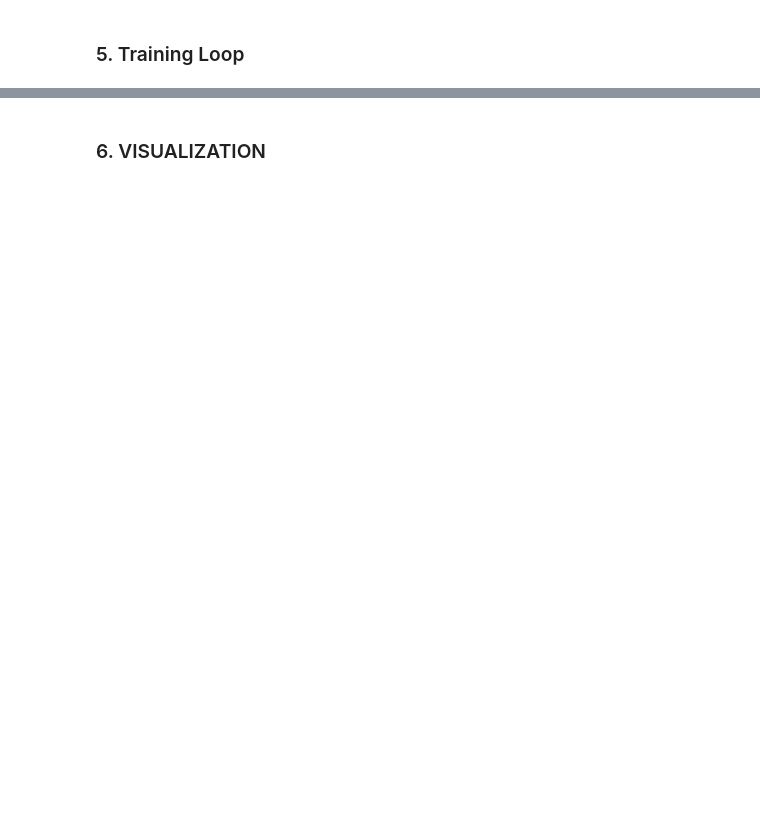
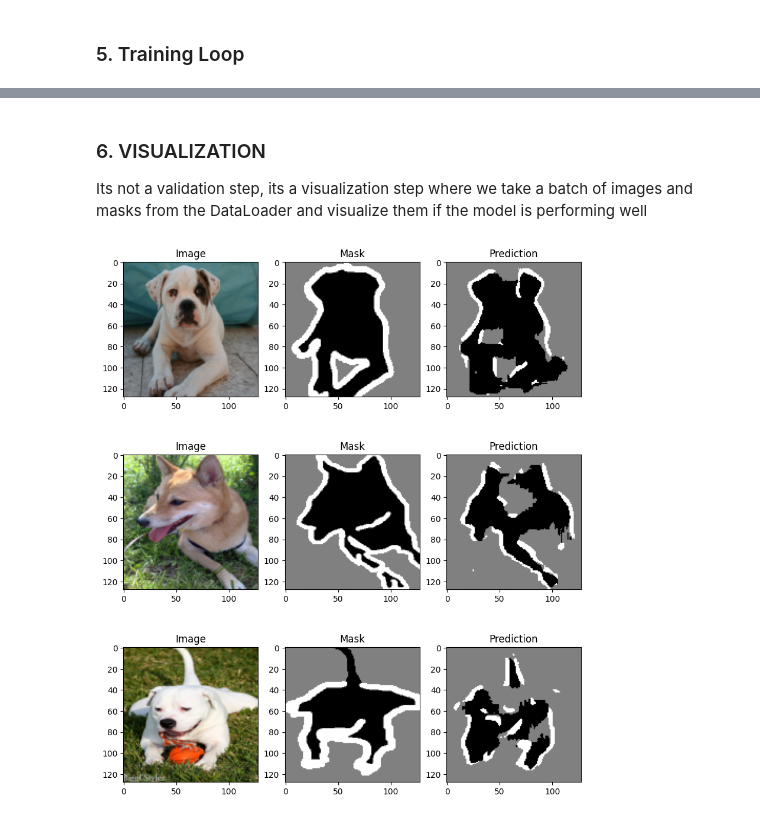
Before and after one commit to SzOlive/Ai-Research, a Jupyter notebook: Segmentation/day13_unet_full.ipynb, the cells around one changed output, grey strips where cells are left out. Drawn from its saved outputs; the diff is of its cells as text; code cells hidden in the pictures; blank space fills up the shorter version.

```diff
--- a/Segmentation/day13_unet_full.ipynb
+++ b/Segmentation/day13_unet_full.ipynb
@@ -211,25 +391,31 @@ Epoch 2, Loss: 0.48811638355255127
 # %% [markdown]
 ### 6. VISUALIZATION
+Its not a validation step, its a visualization step where we take a batch of images and masks from the DataLoader and visualize them if the model is performing well
 # %%
-images, masks = next(iter(loader))
-images = images.to(device)
+images, masks = next(iter(loader))            # Get a batch of images and masks from the DataLoader for visualization
+# images: on CPU by default
+# masks: on CPU by default
+images = images.to(device)                    # Move the images only to the GPU for evaluation or prediction
 
-with torch.no_grad():
-    preds = model(images).argmax(1).cpu()
+with torch.no_grad():                                # Use torch.no_grad() to disable gradient computation during evaluation
+    # Move results back to CPU
+    preds = model(images).argmax(1).cpu()            # Get the predicted class for each pixel by taking the argmax across the channel dimension (dim=1) of the model's output, which gives us a tensor of shape (batch_size, height, width) where each pixel value represents the predicted class label for that pixel, and move it back to CPU for visualization
 
-plt.figure(figsize=(10,5))
+plt.figure(figsize=(10,12))
 
-for i in range(3):
-    plt.subplot(3,3,i*3+1)
-    plt.imshow(images[i].cpu().permute(1,2,0))
+for i in range(3):                                      # Plot the first 3 images, masks, and predictions
+    plt.subplot(3,3,i*3+1)                              # Plot the original image in the first column of the grid
+    plt.imshow(images[i].cpu().permute(1,2,0))          # ← NEED .cpu() because images is on GPU!, Display the image in RGB format by permuting the channel dimension to the last position, permute(1,2,0) means we are changing the order of dimensions from (channels- 0, height- 1, width- 2) to (height, width, channels) which is the format expected by matplotlib for displaying images
     plt.title("Image")
 
-    plt.subplot(3,3,i*3+2)
-    plt.imshow(masks[i].squeeze(), cmap='gray')
+    plt.subplot(3,3,i*3+2)                             # Plot the mask in the second column of the grid
+    plt.imshow(masks[i].squeeze(), cmap='gray')        # ← NO .cpu() because masks never left CPU!, Display the mask in grayscale, squeeze() is used to remove the channel dimension from the mask tensor, changing its shape from (1, height, width) to (height, width) which is the format expected by matplotlib for displaying images, and cmap='gray' is used to display the mask in grayscale since it contains class labels rather than RGB values and without grayscale it would be hard to visualize the different classes in the mask
     plt.title("Mask")
 
-    plt.subplot(3,3,i*3+3)
+    plt.subplot(3,3,i*3+3)                             # ← NO .cpu() because we already moved to CPU!, Plot the predicted mask in the third column of the grid
     plt.imshow(preds[i], cmap='gray')
     plt.title("Prediction")
 
 plt.show()
+# %% [output]
+[figure, added]
```
Also changed, not shown: parts of 14 cells of this notebook.
